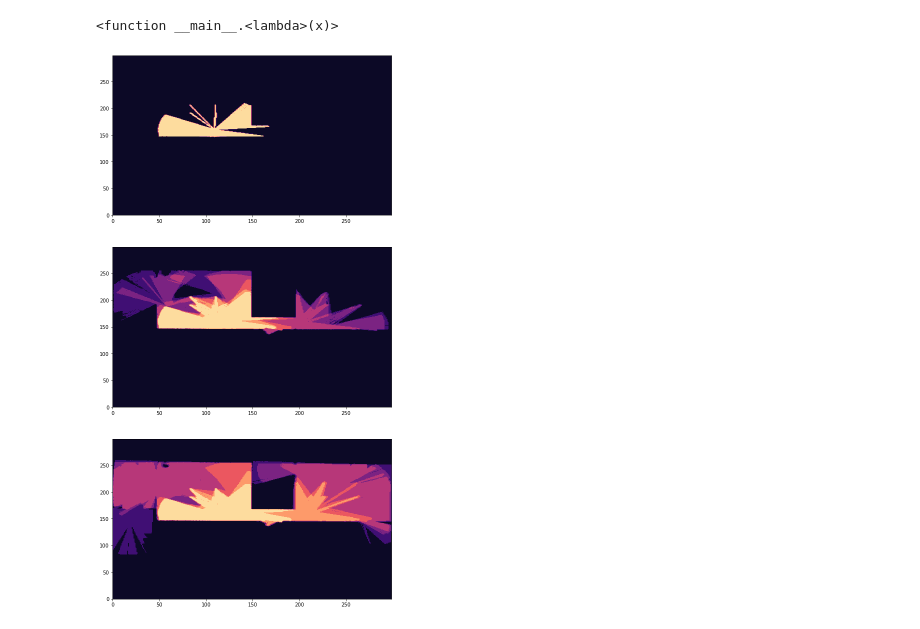
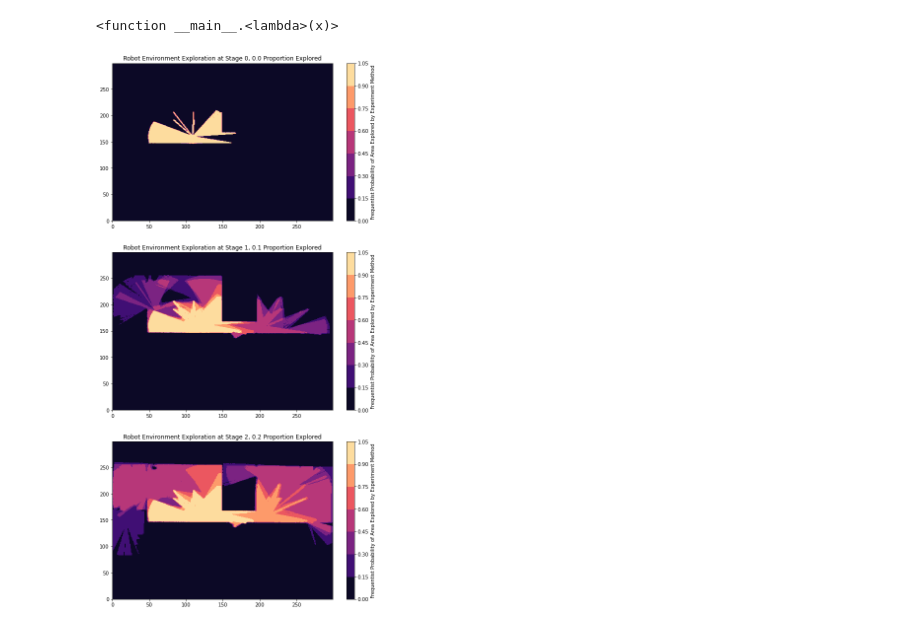
Before and after one commit to liuk22/msc_HARE, a Jupyter notebook: scripts/analyzer.ipynb, the cells around one changed output. Cells and saved outputs as stored; diff of their text form; code cells hidden in the pictures.

```diff
--- a/scripts/analyzer.ipynb
+++ b/scripts/analyzer.ipynb
@@ -40,16 +40,17 @@ num_experiments = len(log_objects) // (highest_stage + 1)
 # %%
 fig, axs = plt.subplots(highest_stage + 1, 1, figsize= (10,20))
 for i in range(0, highest_stage + 1):
     arr = None
     for j in range(num_experiments):
         if arr is None:
             arr = (np.loadtxt(log_objects[j + i * num_experiments].path) >= 0) / num_experiments
         else:
             arr += (np.loadtxt(log_objects[j + i * num_experiments].path) >= 0) / num_experiments
-    axs[i].contourf(arr, cmap=cm.magma)
-    if log_objects[0].unit == "second":
-        axs[i].set_title(f"Robot Exploration Progress at Stage {i}, {log_objects[i * num_experiments].unit_value} Seconds Explored")
-    elif log_objects[0].unit == "proportion":
-        axs[i].set_title(f"Robot Exploration Progress at Stage {i}, {log_objects[i * num_experiments].unit_value} Proportion Explored")
+    plot_i = axs[i].contourf(arr, cmap=cm.magma)
+    if log_objects[i].unit == "second":
+        axs[i].set_title(f"Robot Environment Exploration at Stage {i}, {log_objects[i * num_experiments].unit_value} Seconds Explored")
+    else:
+        axs[i].set_title(f"Robot Environment Exploration at Stage {i}, {log_objects[i * num_experiments].threshold} Proportion Explored")
+    plt.colorbar(plot_i, ax=axs[i], label="Frequentist Probability of Area Explored by Experiment Method")
 # %% [output]
-[figure, old version]
+[figure, new version]
```
Also changed, not shown: 1 other file.
